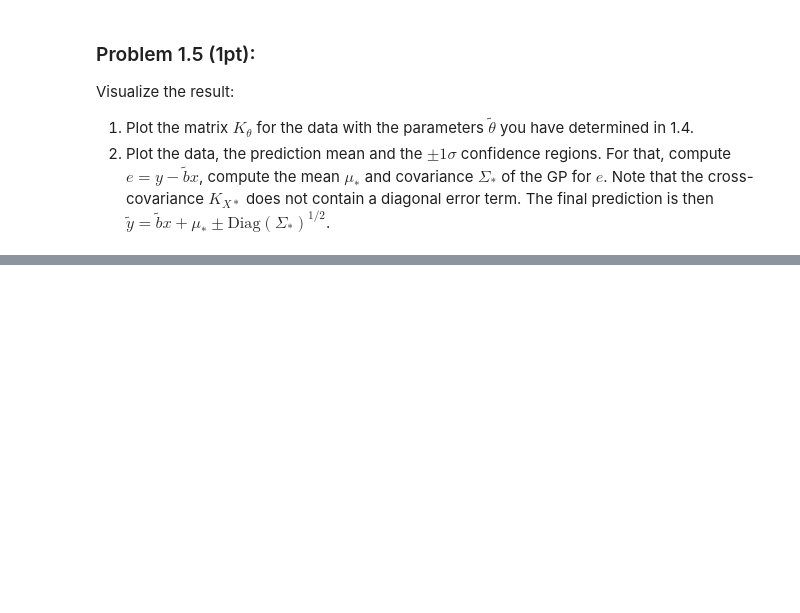
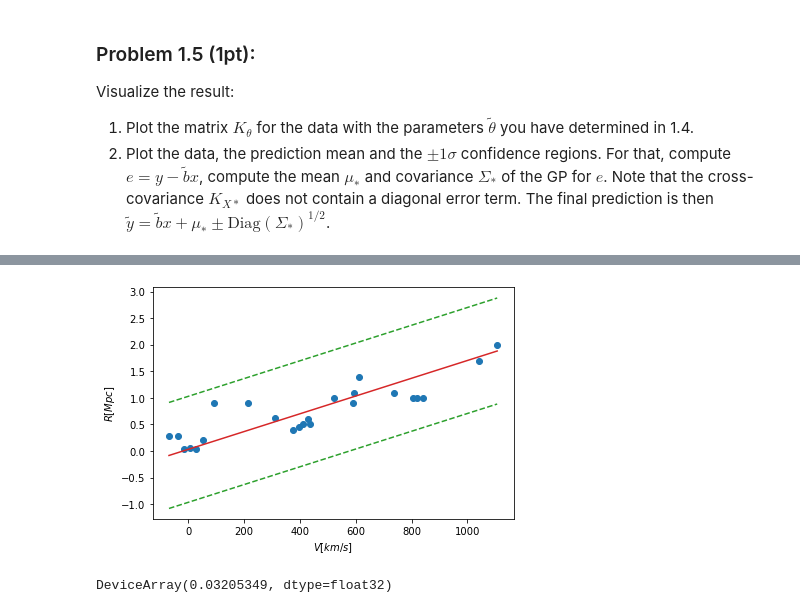
Before and after one commit to aridyckovsky/sml505, a Jupyter notebook: assignments/a3/assignment3.ipynb, the cells around one changed output, grey strips where cells are left out. Saved outputs shown, nothing was run; the diff lists cells and outputs as text; code cells hidden in the pictures; blank space fills up the shorter version.

```diff
--- a/assignments/a3/assignment3.ipynb
+++ b/assignments/a3/assignment3.ipynb
@@ -249,0 +265,20 @@ Visualize the result:
+# %%
+# Next, we compute the errors and fit a GP with a similar Kernel to 1.1
+e = y.ravel() - b * x.ravel()
+v_ = np.linspace(V.min(), V.max(), 100)
+e_mean = np.mean(e)
+e_cov = sigma ** 2 * np.identity(len(v_)) + k_theta(dist(v_), alpha, tau)
+plt.scatter(V,R)
+plt.plot(v_, b * v_ + e_mean, c='tab:red')
+plt.plot(v_, b * v_ + e_mean + np.sqrt(np.diag(e_cov)), 'k--', c='tab:green')
+plt.plot(v_, b * v_ + e_mean - np.sqrt(np.diag(e_cov)), 'k--', c='tab:green')
+plt.xlabel('$V [km/s]$')
+plt.ylabel('$R [Mpc]$')
+plt.tight_layout()
+# %% [output]
+[figure, added]
+# %%
+# Mean of error from GP
+e_mean
+# %% [output]
+DeviceArray(0.03205349, dtype=float32)
```
Also changed, not shown: parts of 12 cells of this notebook, 3 other files.
